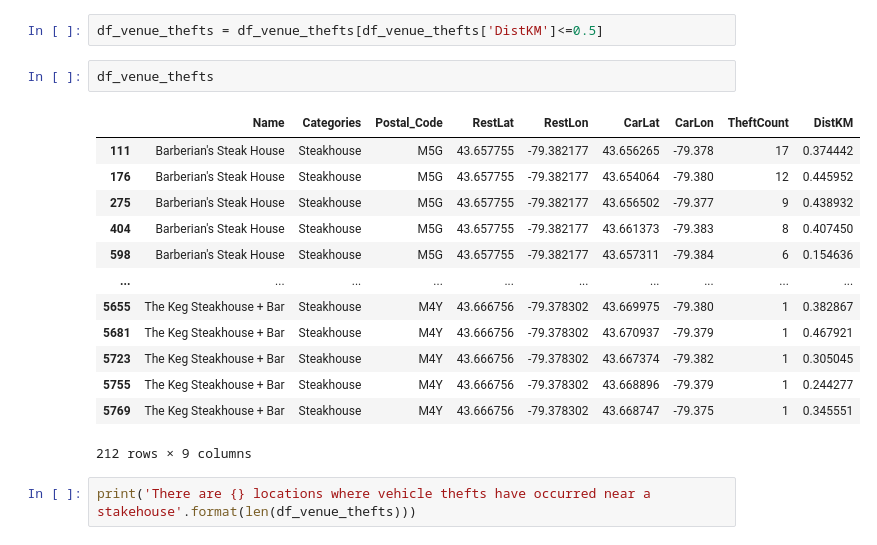
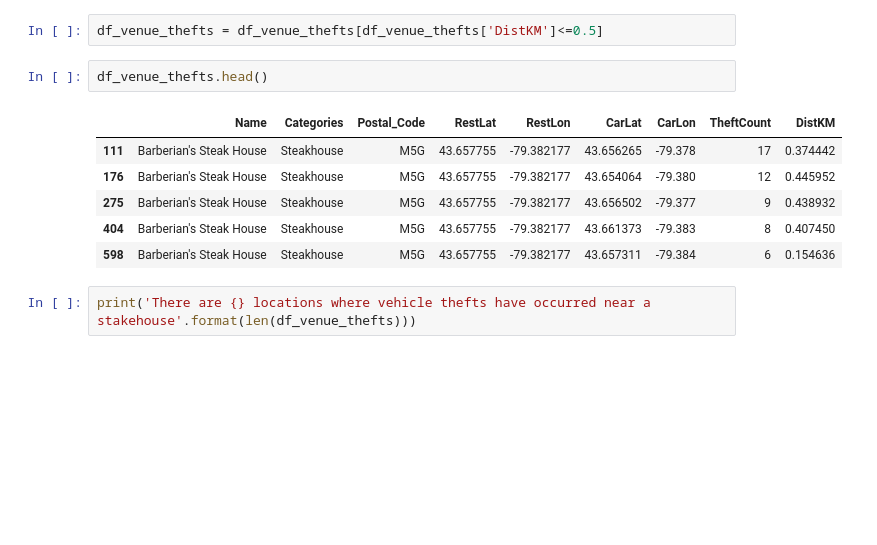
Before and after one commit to jjslee/WatsonStudio, a Jupyter notebook: The Battle of Neighborhoods.ipynb, the cells around one changed output. Cells and saved outputs as stored; diff of their text form; blank space fills up the shorter version.

```diff
--- a/The Battle of Neighborhoods.ipynb
+++ b/The Battle of Neighborhoods.ipynb
@@ -517,21 +510,14 @@ df_venue_thefts.head()
 # %%
 df_venue_thefts = df_venue_thefts[df_venue_thefts['DistKM']<=0.5]
 # %%
-df_venue_thefts
+df_venue_thefts.head()
 # %% [output]
 |  | Name | Categories | Postal_Code | RestLat | RestLon | CarLat | CarLon | TheftCount | DistKM |
 | 111 | Barberian's Steak House | Steakhouse | M5G | 43.657755 | -79.382177 | 43.656265 | -79.378 | 17 | 0.374442 |
 | 176 | Barberian's Steak House | Steakhouse | M5G | 43.657755 | -79.382177 | 43.654064 | -79.380 | 12 | 0.445952 |
 | 275 | Barberian's Steak House | Steakhouse | M5G | 43.657755 | -79.382177 | 43.656502 | -79.377 | 9 | 0.438932 |
 | 404 | Barberian's Steak House | Steakhouse | M5G | 43.657755 | -79.382177 | 43.661373 | -79.383 | 8 | 0.407450 |
 | 598 | Barberian's Steak House | Steakhouse | M5G | 43.657755 | -79.382177 | 43.657311 | -79.384 | 6 | 0.154636 |
-| ... | ... | ... | ... | ... | ... | ... | ... | ... | ... |
-| 5655 | The Keg Steakhouse + Bar | Steakhouse | M4Y | 43.666756 | -79.378302 | 43.669975 | -79.380 | 1 | 0.382867 |
-| 5681 | The Keg Steakhouse + Bar | Steakhouse | M4Y | 43.666756 | -79.378302 | 43.670937 | -79.379 | 1 | 0.467921 |
-| 5723 | The Keg Steakhouse + Bar | Steakhouse | M4Y | 43.666756 | -79.378302 | 43.667374 | -79.382 | 1 | 0.305045 |
-| 5755 | The Keg Steakhouse + Bar | Steakhouse | M4Y | 43.666756 | -79.378302 | 43.668896 | -79.379 | 1 | 0.244277 |
-| 5769 | The Keg Steakhouse + Bar | Steakhouse | M4Y | 43.666756 | -79.378302 | 43.668747 | -79.375 | 1 | 0.345551 |
-212 rows × 9 columns
 # %%
 print('There are {} locations where vehicle thefts have occurred near a stakehouse'.format(len(df_venue_thefts)))
 # %% [output]
```
Also changed, not shown: parts of 6 cells of this notebook.
